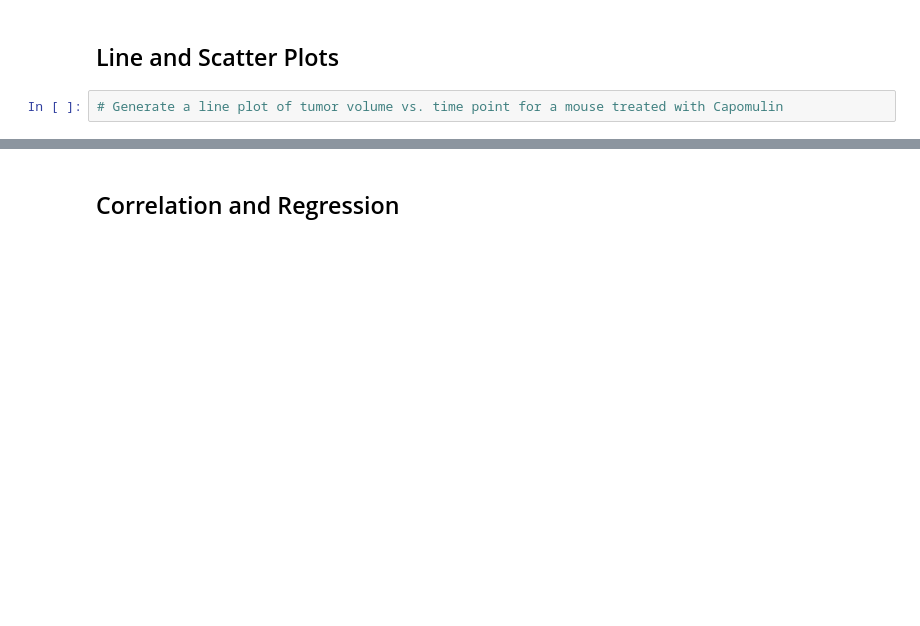
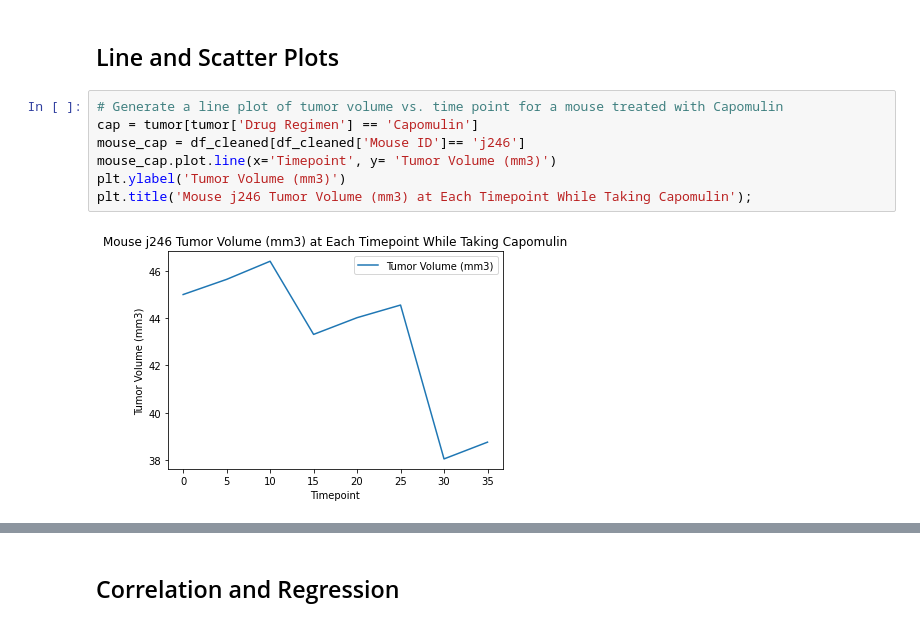
Before and after one commit to Jbullis29/matplotlib-challenge, a Jupyter notebook: pymaceuticals.ipynb, the cells around one changed output, grey strips where cells are left out. Cells and saved outputs as stored; diff of their text form; blank space fills up the shorter version.

```diff
--- a/pymaceuticals.ipynb
+++ b/pymaceuticals.ipynb
@@ -241,5 +278,12 @@ display(tumor)
 ## Line and Scatter Plots
 # %%
 # Generate a line plot of tumor volume vs. time point for a mouse treated with Capomulin
+cap = tumor[tumor['Drug Regimen'] == 'Capomulin']
+mouse_cap = df_cleaned[df_cleaned['Mouse ID']== 'j246']
+mouse_cap.plot.line(x='Timepoint', y= 'Tumor Volume (mm3)')
+plt.ylabel('Tumor Volume (mm3)')
+plt.title('Mouse j246 Tumor Volume (mm3) at Each Timepoint While Taking Capomulin');
+# %% [output]
+[figure, added]
 # %%
 # Generate a scatter plot of average tumor volume vs. mouse weight for the Capomulin regimen
```
Also changed, not shown: parts of 5 cells of this notebook.
